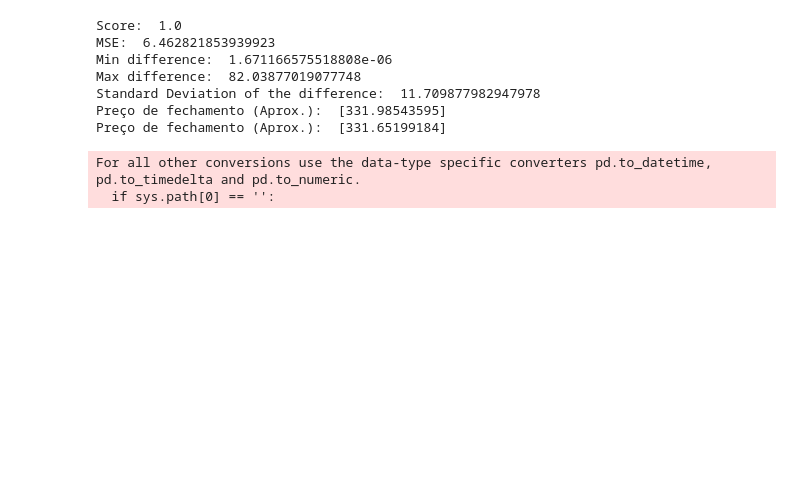
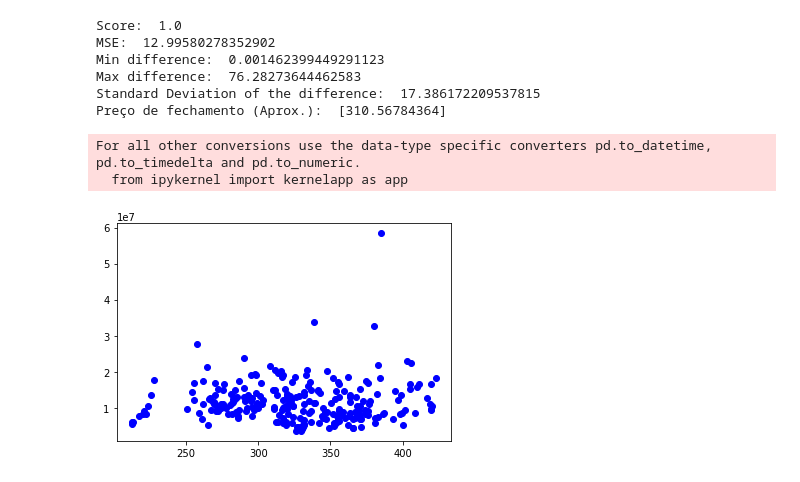
Before and after one commit to joelsonSantos/maratona_data_science_brazil, a Jupyter notebook: tesla_finance_prediction.ipynb, the cells around one changed output. Saved outputs shown, nothing was run; the diff lists cells and outputs as text; code cells hidden in the pictures; blank space fills up the shorter version.

```diff
--- a/tesla_finance_prediction.ipynb
+++ b/tesla_finance_prediction.ipynb
@@ -1,44 +1,48 @@
 # %%
 import pandas as pd
 import numpy as np
 
 from sklearn.model_selection import train_test_split
 
 from sklearn.linear_model import LinearRegression
 
-dataset = pd.read_csv("/home/joelson/Dropbox/Kaggle/datasets/Tesla/tesla.csv")
+# dataset = pd.read_csv("/home/joelson/Dropbox/Kaggle/datasets/Tesla/tesla.csv")
+# Dados da Netflix
+dataset = pd.read_csv("/home/joelson/Dropbox/Kaggle/datasets/Netflix/netflix.csv")
 dataset = dataset.apply(lambda x: x.str.replace(',','.'))
 dataset = dataset.apply(lambda x: x.str.replace('M', ''))
 dataset = dataset.apply(lambda x: x.str.replace('%', ''))
 dataset = dataset.convert_objects(convert_numeric=True).dropna()
 dataset['Vol.'] = dataset['Vol.'] * 10**6
+############################################
 classes = np.array(dataset['Último'])
 dataset = dataset.drop(['Data', 'Var%', 'Último'], axis=1)
 X_train, X_test, y_train, y_test = train_test_split(dataset, classes, random_state=0)
 model =  LinearRegression().fit(X_train, y_train)
 y_pred = model.predict(X_test)
 print("Score: ", model.score(X_test, y_pred))
 print("MSE: ", (np.sum((y_pred - y_test)**2)) / len(y_pred))
 print("Min difference: ", np.min((y_pred - y_test)**2))
 print("Max difference: ", np.max((y_pred - y_test)**2))
 print("Standard Deviation of the difference: ", np.std((y_pred - y_test)**2))
 
 # teste 08/01/2019
                           # [[Abertura, maxima, minima, volume]]
-result1 = model.predict([[341.5,  344.01, 327.09, (4.89 * 10**6)]])
+result1 = model.predict([[320.0,  320.47, 308.01, 10827982]])
 print("Preço de fechamento (Aprox.): ", result1)
-result2 = model.predict([[321.72, 336.74, 317.75, (7.55 * 10**6)]])
-print("Preço de fechamento (Aprox.): ", result2)
+
+# remoção para plotting abaixo...
+dataset = dataset.drop(['Vol.'], axis=1)
 # %% [output]
 Score:  1.0
-MSE:  6.462821853939923
-Min difference:  1.671166575518808e-06
-Max difference:  82.03877019077748
-Standard Deviation of the difference:  11.709877982947978
-Preço de fechamento (Aprox.):  [331.98543595]
-Preço de fechamento (Aprox.):  [331.65199184]
+MSE:  12.99580278352902
+Min difference:  0.001462399449291123
+Max difference:  76.28273644462583
+Standard Deviation of the difference:  17.386172209537815
+Preço de fechamento (Aprox.):  [310.56784364]
 For all other conversions use the data-type specific converters pd.to_datetime, pd.to_timedelta and pd.to_numeric.
-  if sys.path[0] == '':
+  from ipykernel import kernelapp as app
+[figure, added]
 # %%
 display(dataset)
 # %% [output]
```
Also changed, not shown: parts of 2 cells of this notebook.
